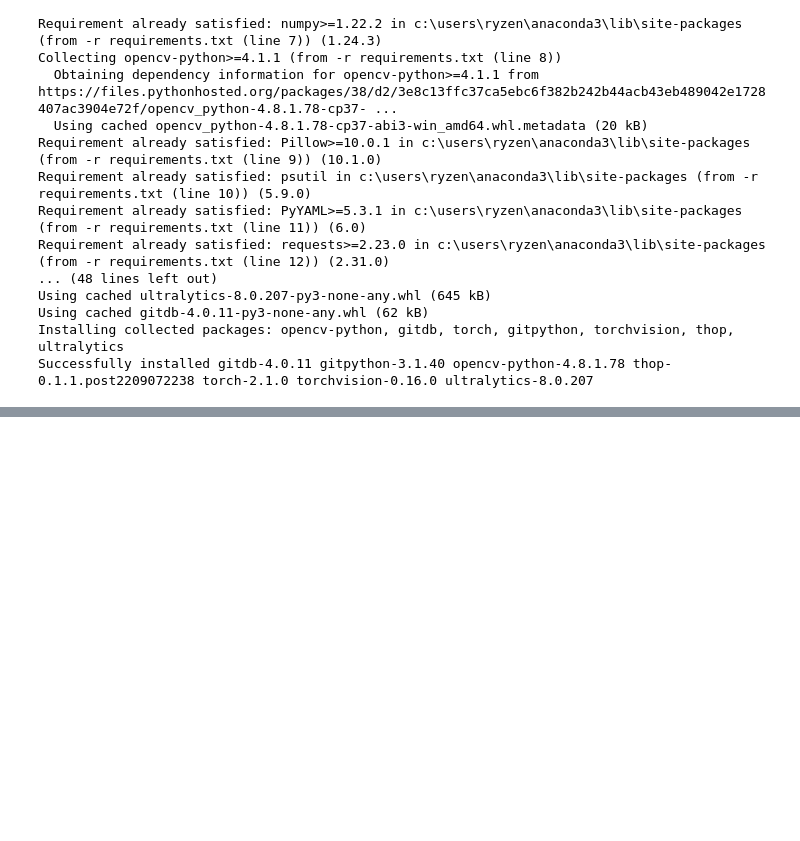
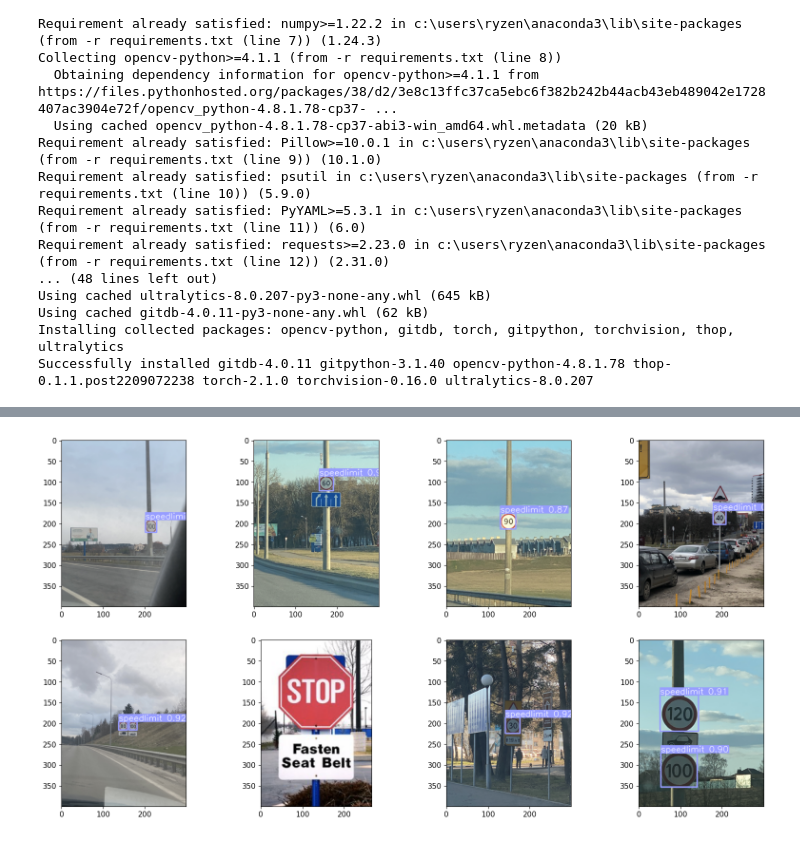
Before and after one commit to ddekiru/TrafficSignRecognition, a Jupyter notebook: Project/traffic-sign-detection/trafic-sign-detection-script/Proj.ipynb, the cells around one changed output, grey strips where cells are left out. Drawn from its saved outputs; the diff is of its cells as text; code cells hidden in the pictures; blank space fills up the shorter version.

```diff
--- a/Project/traffic-sign-detection/trafic-sign-detection-script/Proj.ipynb
+++ b/Project/traffic-sign-detection/trafic-sign-detection-script/Proj.ipynb
@@ -111,0 +179,15 @@ plt.show()
+# %%
+%matplotlib inline
+fig, ax = plt.subplots(2, 4, figsize=(20, 10))
+imgs = os.listdir('./data/images')
+
+for idx in itertools.product(range(2), range(4)):
+    imgname = np.random.choice(imgs)
+    img = cv2.imread(f'./data/images/{imgname}')
+    results = model(img)
+    ax[idx[0], idx[1]].imshow(cv2.cvtColor(np.squeeze(results.render()), cv2.COLOR_BGR2RGB))
+
+
+plt.show()
+# %% [output]
+[figure, added]
```
Also changed, not shown: parts of 11 cells of this notebook, 1 other file.
